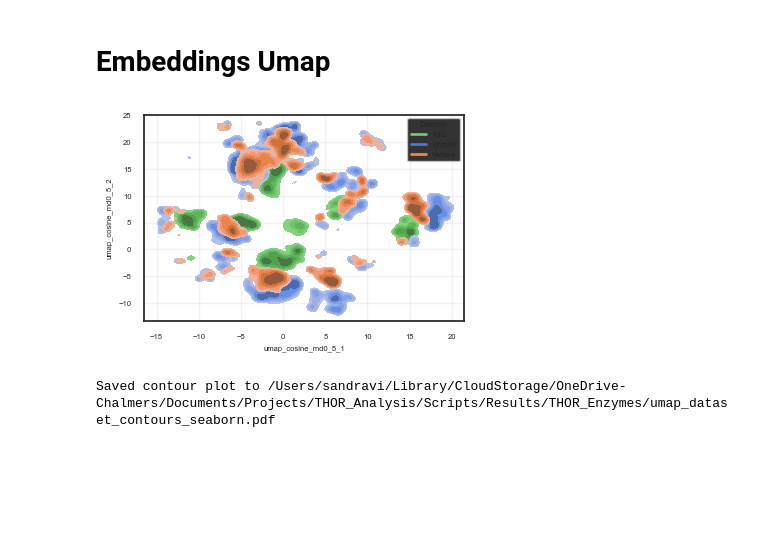
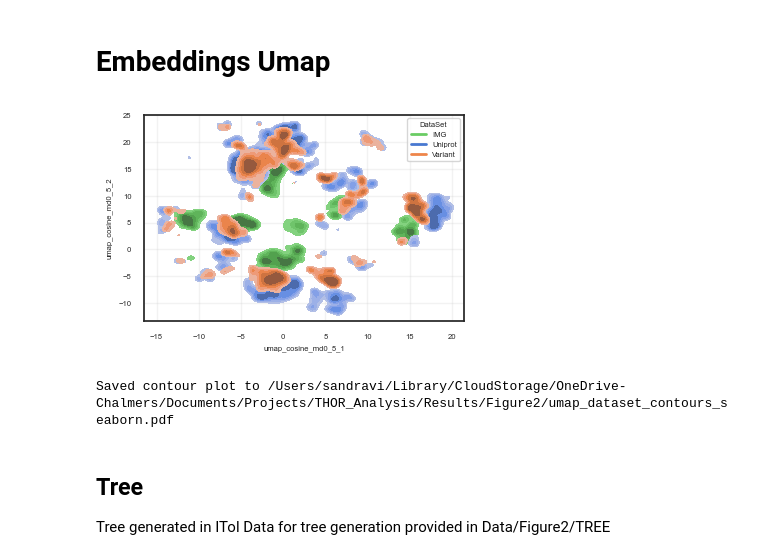
Before and after one commit to Umbriona/THOR_Analysis, a Jupyter notebook: Scripts/figure2.ipynb, the cells around one changed output. Drawn from its saved outputs; the diff is of its cells as text; code cells hidden in the pictures; blank space fills up the shorter version.

Commit message:
added info about tree generation

```diff
--- a/Scripts/figure2.ipynb
+++ b/Scripts/figure2.ipynb
@@ -657,34 +660,39 @@ for category in dataset_categories:
         continue
 
     sns.kdeplot(
         data=df_cat,
         x=x_col,
         y=y_col,
         levels=6,
         fill=True,
         thresh=0.2,
         bw_adjust=0.3,
         color=dataset_color_map[category],
         linewidths=1,
         ax=ax,
     )
     legend_handles.append(Line2D([0], [0], color=dataset_color_map[category], lw=2, label=category))
 
 #ax.set_title("UMAP contours by DataSet (Seaborn)")
 ax.set_xlabel(x_col, fontsize=fontsize)
 ax.set_ylabel(y_col, fontsize=fontsize)
 ax.tick_params( labelsize=fontsize)
 
 ax.grid(True, alpha=0.25)
 if legend_handles:
-    ax.legend(handles=legend_handles, title="DataSet", frameon=True , fontsize=fontsize, title_fontsize=fontsize)
+    ax.legend(handles=legend_handles, title="DataSet", frameon=True , fontsize=fontsize, title_fontsize=fontsize, facecolor="white",)
 plt.tight_layout()
 plt.show()
 
-output_pdf = Path("../Results/Figure2/THOR_Enzymes/umap_dataset_contours_seaborn.pdf")
+output_pdf = Path("../Results/Figure2/umap_dataset_contours_seaborn.pdf")
 output_pdf.parent.mkdir(parents=True, exist_ok=True)
 fig.savefig(output_pdf, bbox_inches="tight")
 print(f"Saved contour plot to {output_pdf.resolve()}")
 # %% [output]
-[figure, old version]
+[figure, new version]
-Saved contour plot to /Users/sandravi/Library/CloudStorage/OneDrive-Chalmers/Documents/Projects/THOR_Analysis/Scripts/Results/THOR_Enzymes/umap_dataset_contours_seaborn.pdf
+Saved contour plot to /Users/sandravi/Library/CloudStorage/OneDrive-Chalmers/Documents/Projects/THOR_Analysis/Results/Figure2/umap_dataset_contours_seaborn.pdf
+# %% [markdown]
+## Tree
+
+Tree generated in ITol
+Data for tree generation provided in Data/Figure2/TREE
```
Also changed, not shown: parts of 1 cell of this notebook.
